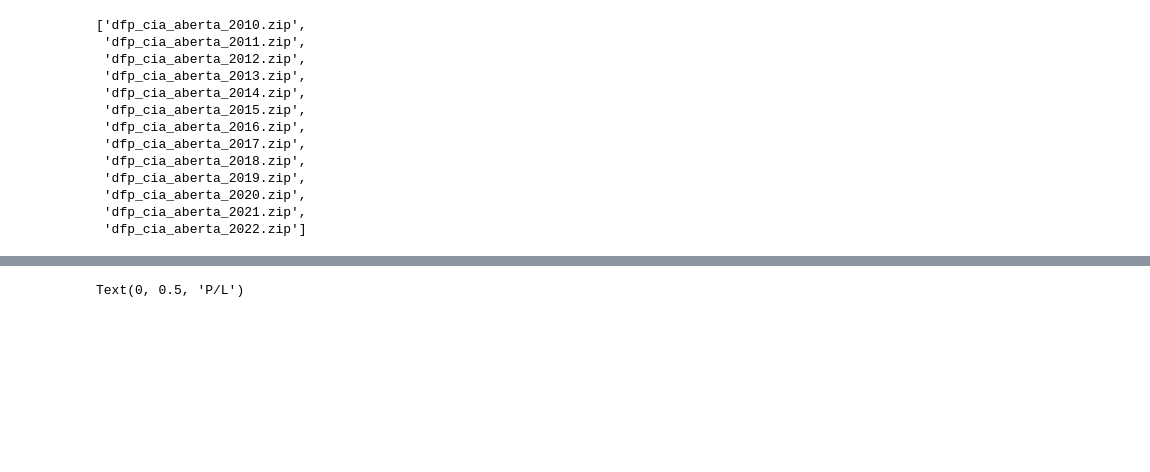
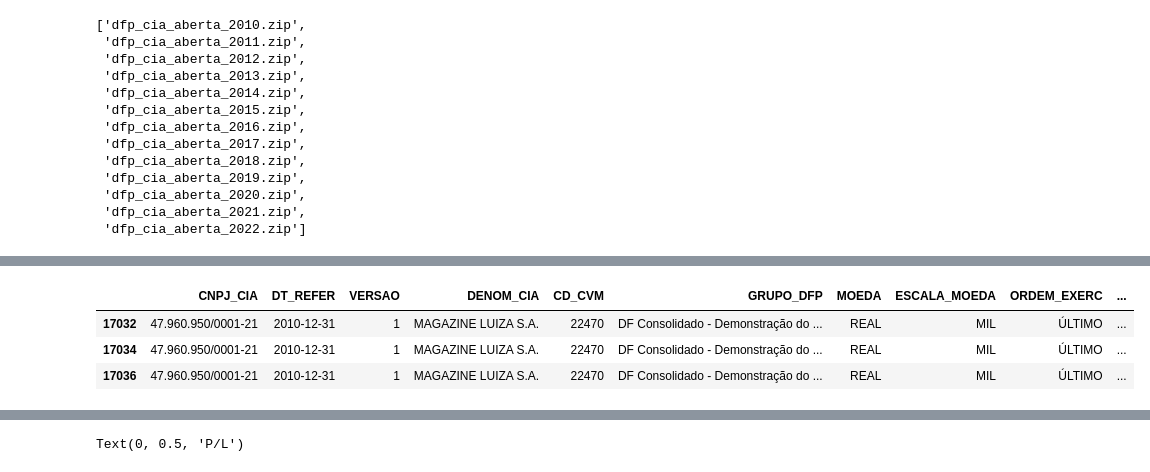
Before and after one commit to guips02/Python-e-Mercado-Financeiro, a Jupyter notebook: 02_PL_HISTORICO_$MGLU.ipynb, the cells around one changed output, grey strips where cells are left out. Cells and saved outputs as stored; diff of their text form; code cells hidden in the pictures; blank space fills up the shorter version.

```diff
--- a/02_PL_HISTORICO_$MGLU.ipynb
+++ b/02_PL_HISTORICO_$MGLU.ipynb
@@ -71,4 +91,9 @@ DataTable(empresas)
 # %%
 empresa = dre[dre['CD_CVM']==22470]
-empresa.head(20)
+empresa.head(3)
+# %% [output]
+|  | CNPJ_CIA | DT_REFER | VERSAO | DENOM_CIA | CD_CVM | GRUPO_DFP | MOEDA | ESCALA_MOEDA | ORDEM_EXERC | ... |
+| 17032 | 47.960.950/0001-21 | 2010-12-31 | 1 | MAGAZINE LUIZA S.A. | 22470 | DF Consolidado - Demonstração do ... | REAL | MIL | ÚLTIMO | ... |
+| 17034 | 47.960.950/0001-21 | 2010-12-31 | 1 | MAGAZINE LUIZA S.A. | 22470 | DF Consolidado - Demonstração do ... | REAL | MIL | ÚLTIMO | ... |
+| 17036 | 47.960.950/0001-21 | 2010-12-31 | 1 | MAGAZINE LUIZA S.A. | 22470 | DF Consolidado - Demonstração do ... | REAL | MIL | ÚLTIMO | ... |
 # %%
```
Also changed, not shown: parts of 8 cells of this notebook.
